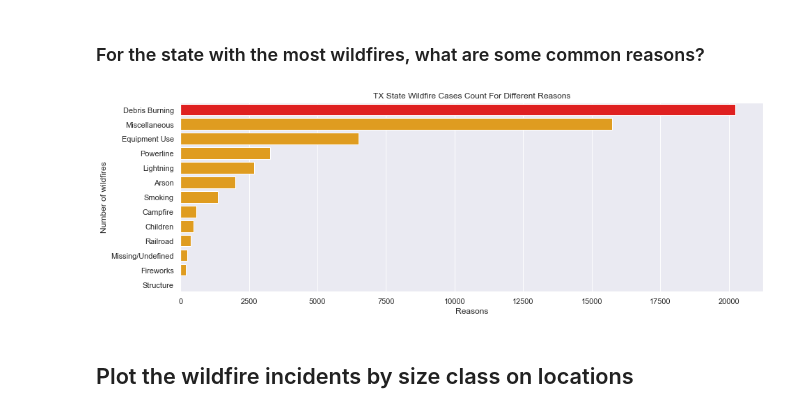
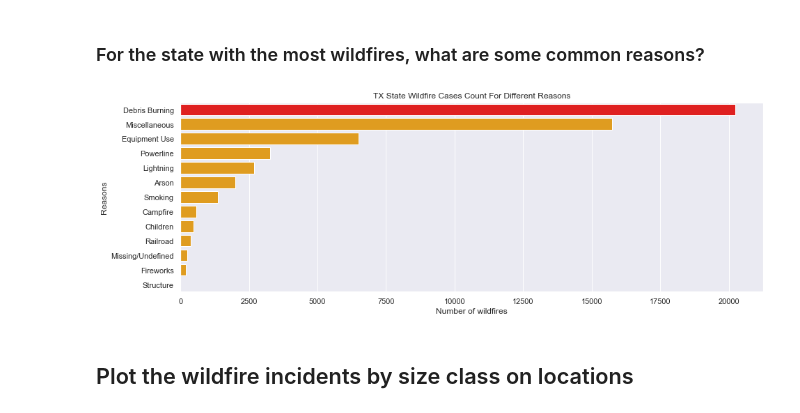
Before and after one commit to huruifu/733-project, a Jupyter notebook: fire.ipynb, the cells around one changed output. Saved outputs shown, nothing was run; the diff lists cells and outputs as text; code cells hidden in the pictures.

```diff
--- a/fire.ipynb
+++ b/fire.ipynb
@@ -109,16 +109,16 @@ plt.show()
 # %%
 TX_wf = wildfire[wildfire['STATE']=='TX']
 df_grouped = TX_wf.groupby(['STAT_CAUSE_DESCR']).size().sort_values(ascending = False)
 
 fig, ax = plt.subplots(figsize=(15,5))
 clrs = ['orange' if (x < max(df_grouped.values)) else 'red' for x in df_grouped.values]
 sns.barplot(y=df_grouped.index, x=df_grouped.values, orient = 'h', palette=clrs)
-plt.xlabel('Reasons')
-plt.ylabel('Number of wildfires')
+plt.ylabel('Reasons')
+plt.xlabel('Number of wildfires')
 plt.title('TX State Wildfire Cases Count For Different Reasons')
 plt.show()
 # %% [output]
-[figure, old version]
+[figure, new version]
 # %% [markdown]
 ## Plot the wildfire incidents by size class on locations
 # %%
```
Also changed, not shown: parts of 1 cell of this notebook.
